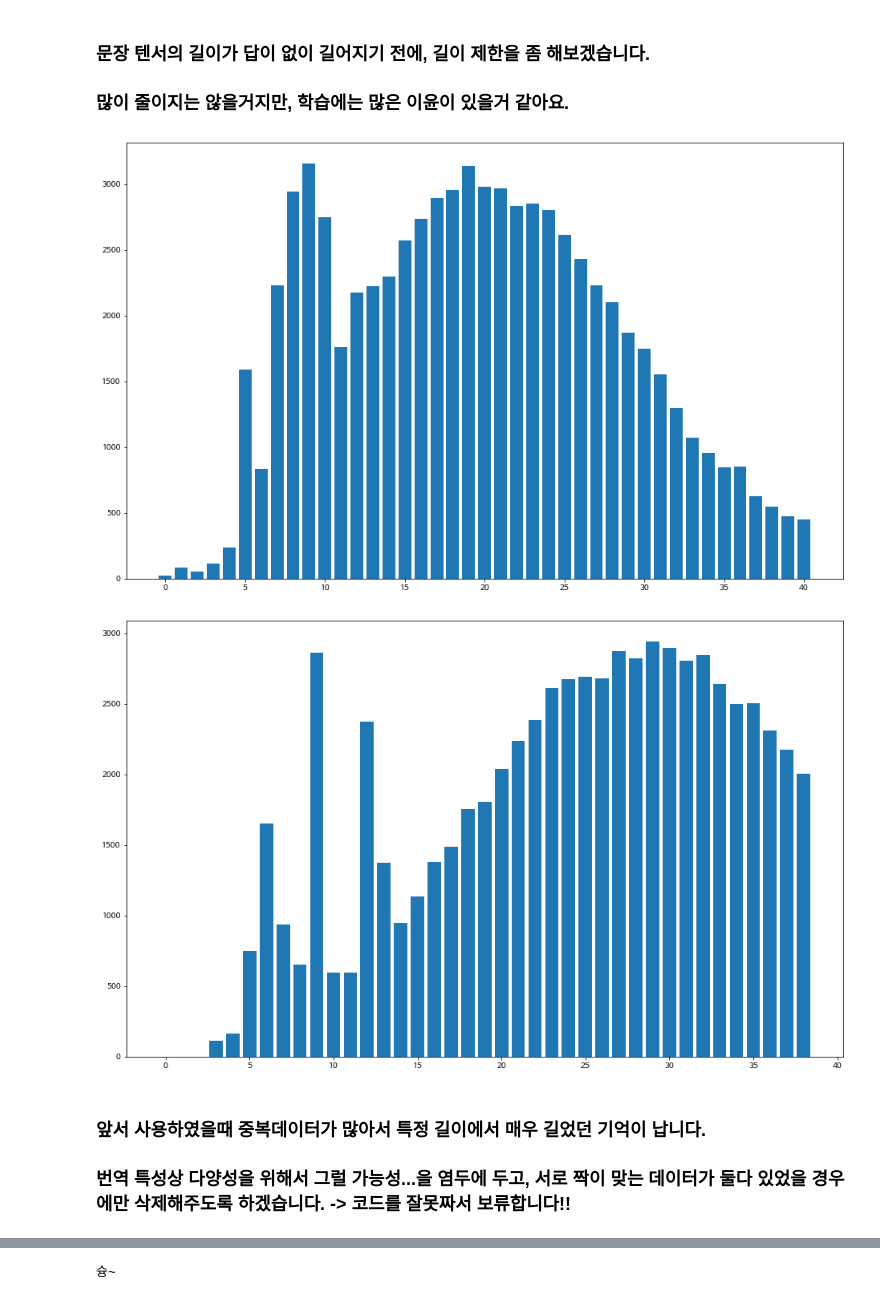
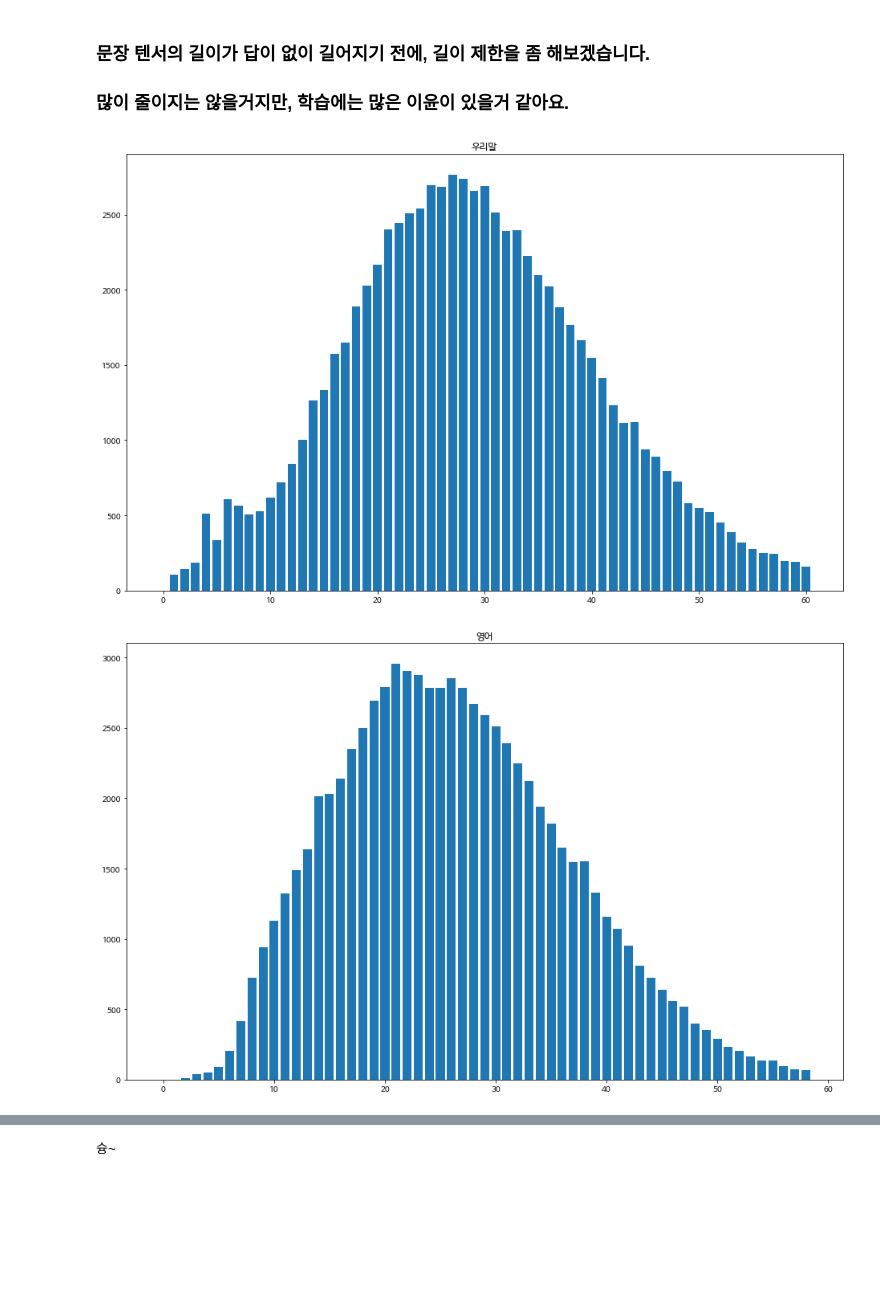
Before and after one commit to SunCreation/aiffel, a Jupyter notebook: Working/NLP/lang_translator/[GD-08].ipynb, the cells around one changed output, grey strips where cells are left out. Cells and saved outputs as stored; diff of their text form; code cells hidden in the pictures; blank space fills up the shorter version.

```diff
--- a/Working/NLP/lang_translator/[GD-08].ipynb
+++ b/Working/NLP/lang_translator/[GD-08].ipynb
@@ -131,3 +163,5 @@ print("Korean:", ko_raw[100])
 # %% [output]
 English: Gates, who opened the 23rd annual Comdex trade show, said there was a negative perception of high tech following the collapse of the tech bubble about two years ago.
 Korean: 제 23차 연례 컴덱스 박람회의 개회사를 한 케이츠는 2년여전 기술 산업의 거품이 붕괴된 이후에 첨단 기술에 대해 부정적인 인식이 있다고 말했다.
+# %%
+en_raw, ko_raw = zip(*set(zip(en_raw,ko_raw)))
@@ -181,6 +209,7 @@ You should consider upgrading via the '/opt/conda/bin/python3 -m pip install --u
 Done.
 # %%
 from konlpy.tag import Mecab
+from tqdm import tqdm
 
 mecab = Mecab()
 
@@ -190,9 +219,9 @@ dec_corpus = []
 num_examples = len(en_raw)
 
 
-for i in range(num_examples):
-    enc_corpus.append(mecab.morphs(preprocess_sentence(en_raw[i])))
-    dec_corpus.append(["<start>"]+mecab.morphs(preprocess_sentence(ko_raw[i]))+["<end>"])
+for i in tqdm(range(num_examples)):
+    enc_corpus.append(mecab.morphs(preprocess_sentence(ko_raw[i])))
+    dec_corpus.append(["<start>"]+mecab.morphs(preprocess_sentence(en_raw[i]))+["<end>"])
 
 print(enc_corpus[100])
 print(dec_corpus[100])
@@ -207,9 +237,11 @@ def num_of_word(corpus):
 
 from collections import Counter
 
-def make_graph(length_sen):
+def make_graph(length_sen,title=None):
     num_num = Counter(length_sen)
     plt.figure(figsize=(16,10))
+    if title:
+        plt.title(title)
     plt.bar(range(len(num_num)),[num_num[i] for i in range(len(num_num))],)
     plt.show()
 # %%
@@ -225,18 +257,15 @@ make_graph(num_of_word(dec_corpus))
 new_enc = []
 new_dec = []
 for i,j in zip(enc_corpus, dec_corpus):
-    if len(i) > 40 or len(j) > 40: continue
+    if len(i) > 60 or len(j) > 60: continue
     new_enc.append(i)
     new_dec.append(j)
 
 enc_corpus = new_enc
 dec_corpus = new_dec
 # %%
-make_graph(num_of_word(enc_corpus))
-make_graph(num_of_word(dec_corpus))
+make_graph(num_of_word(enc_corpus),'우리말')
+make_graph(num_of_word(dec_corpus), '영어')
 # %% [output]
-[figure, old version]
+[figure, new version]
-[figure, old version]
+[figure, new version]
-# %% [markdown]
-### 앞서 사용하였을때 중복데이터가 많아서 특정 길이에서 매우 길었던 기억이 납니다.
-### 번역 특성상 다양성을 위해서 그럴 가능성...을 염두에 두고, 서로 짝이 맞는 데이터가 둘다 있었을 경우에만 삭제해주도록 하겠습니다. -> 코드를 잘못짜서 보류합니다!!
```
Also changed, not shown: parts of 31 cells of this notebook.
